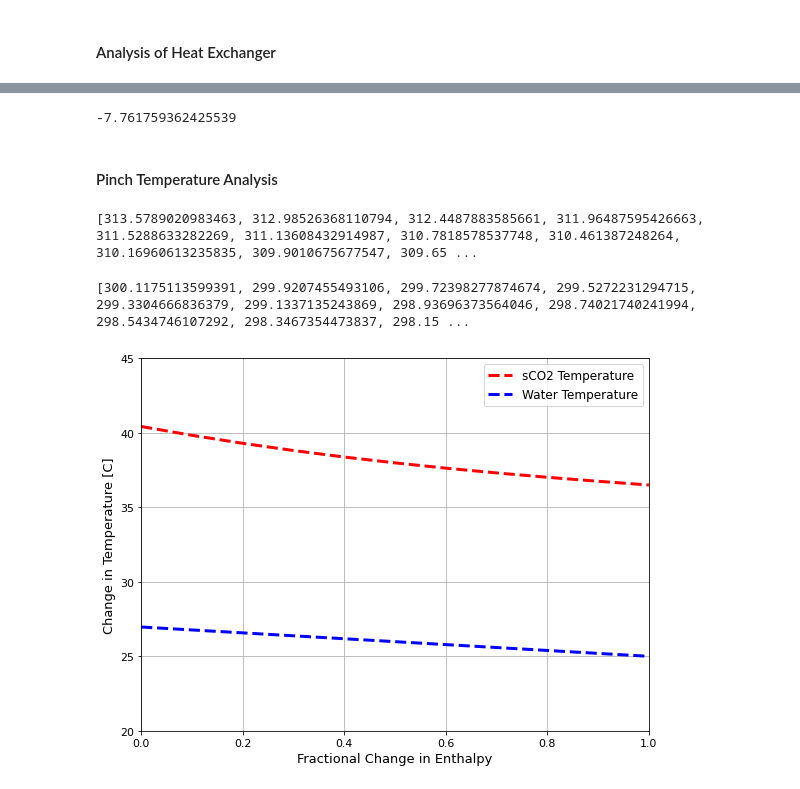
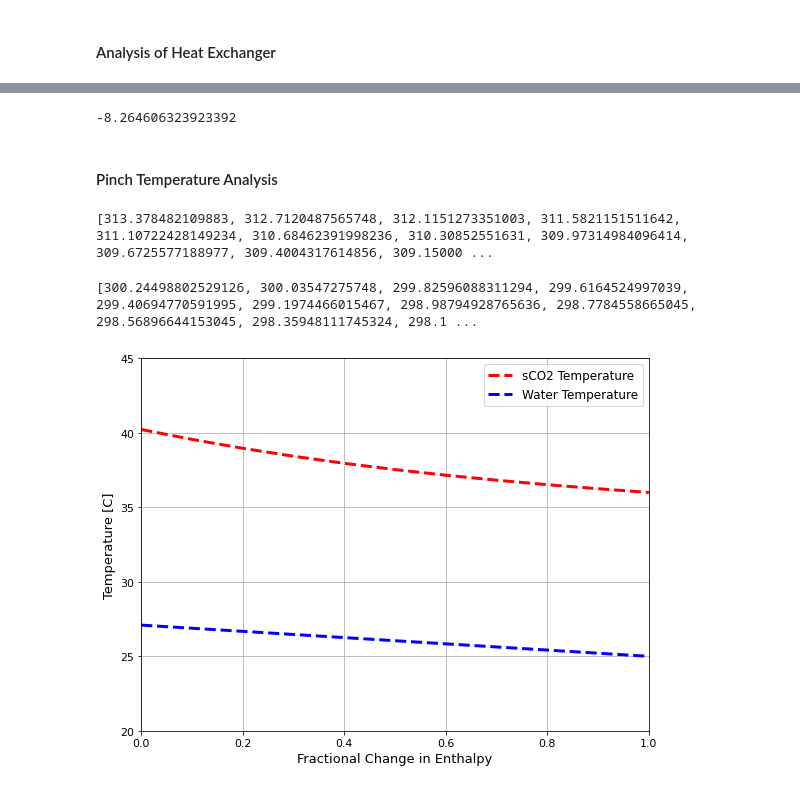
Before and after one commit to Diego-33/Heat_Exchanger_Calcs, a Jupyter notebook: Heat_Exchanger_Calcs.ipynb, the cells around one changed output, grey strips where cells are left out. Cells and saved outputs as stored; diff of their text form; code cells hidden in the pictures.

```diff
--- a/Heat_Exchanger_Calcs.ipynb
+++ b/Heat_Exchanger_Calcs.ipynb
@@ -73,10 +73,10 @@ Hydraulic Diameter = 0.046304200000000004 meters
 # %%
 # Specify inlet conditions
 
-P_in = 1219.981 # [psia]
+P_in = 1207.393 # [psia]
 
 P_in = P_in * 6894.8 # convert psi to Pa
-T_in = 313.578902 # Kelvin
+T_in = 313.378482 # Kelvin
 # %%
 # Obtain fluid properties from inlet conditions
 
@@ -101,8 +101,8 @@ sCO2_inlet
 # %%
 # Specify the desired outlet conditons
 
-P_out = 1200.924 # [psia] (This value is estimated and will be found later)
-T_out = 36.5 # [Celsius]
+P_out = 1187.795 # [psia] (This value is estimated and will be found later)
+T_out = 36 # [Celsius]
 
 P_out = P_out * 6894.8 # convert psi to Pa
 T_out = T_out + 273.15 # convert Celsius to Kelvin
@@ -399,7 +399,7 @@ Length # This length uses mean conditions of sCO2 to approximate length in feet
 Q_Loss = -m_dot_sCO2 * (sCO2.loc['Enthalpy [J/kg]', 'Inlet sCO2'] - sCO2.loc['Enthalpy [J/kg]', 'Outlet sCO2'])
 Q_Loss/1000
 # %% [output]
--7.761759362425539
+-8.264606323923392
 # %% [markdown]
 #### Pinch Temperature Analysis
 # %%
@@ -421,7 +421,7 @@ for k in range(0,11):
 
 print(T_sCO2)
 # %% [output]
-[313.5789020983463, 312.98526368110794, 312.4487883585661, 311.96487595426663, 311.5288633282269, 311.13608432914987, 310.7818578537748, 310.461387248264, 310.16960613235835, 309.9010675677547, 309.65 ...
+[313.378482109883, 312.7120487565748, 312.1151273351003, 311.5821151511642, 311.10722428149234, 310.68462391998236, 310.30852551631, 309.97314984096414, 309.6725577188977, 309.4004317614856, 309.15000 ...
 # %%
 # Iterate for Temperature development of Water
 
@@ -436,25 +436,25 @@ for k in range(0,11):
 
 print(T_Water)
 # %% [output]
-[300.1175113599391, 299.9207455493106, 299.72398277874674, 299.5272231294715, 299.3304666836379, 299.1337135243869, 298.93696373564046, 298.74021740241994, 298.5434746107292, 298.3467354473837, 298.15 ...
+[300.24498802529126, 300.03547275748, 299.82596088311294, 299.6164524997039, 299.40694770591995, 299.1974466015467, 298.98794928765636, 298.7784558665045, 298.56896644153045, 298.35948111745324, 298.1 ...
 # %%
 # Plot Pinch Temperature
 T_Water = np.array(T_Water) - 273.15
 T_sCO2 = np.array(T_sCO2) - 273.15
 
 plt.figure(figsize=(8,6), tight_layout=True)
 
 plt.plot(Enth_Change, T_sCO2, 'r--', linewidth = 3 , label = "sCO2 Temperature" )
 plt.plot(Enth_Change, T_Water, 'b--', linewidth = 3 , label = "Water Temperature")
 plt.grid(True)
 plt.axis([0,1,20,45])
 plt.xlabel('Fractional Change in Enthalpy', fontsize = 13)
-plt.ylabel('Change in Temperature [C]', fontsize = 13)
+plt.ylabel('Temperature [C]', fontsize = 13)
 plt.legend(loc = "upper right" , fontsize=12)
 plt.xticks(fontsize = 11)
 plt.yticks(fontsize = 11)
 
 plt.savefig('Pinch_Temperature.png',bbox_inches='tight')
 plt.show()
 # %% [output]
-[figure, old version]
+[figure, new version]
```
Also changed, not shown: parts of 19 cells of this notebook, 4 other files.
